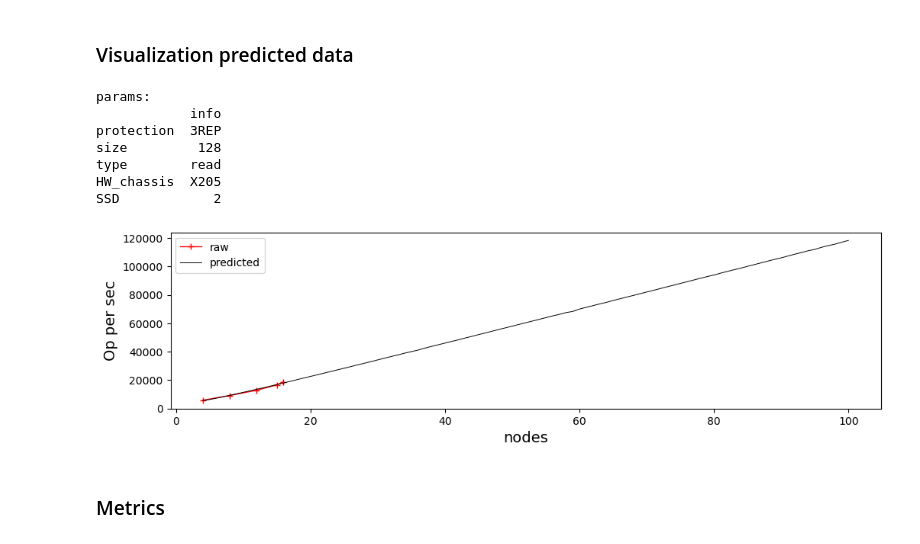
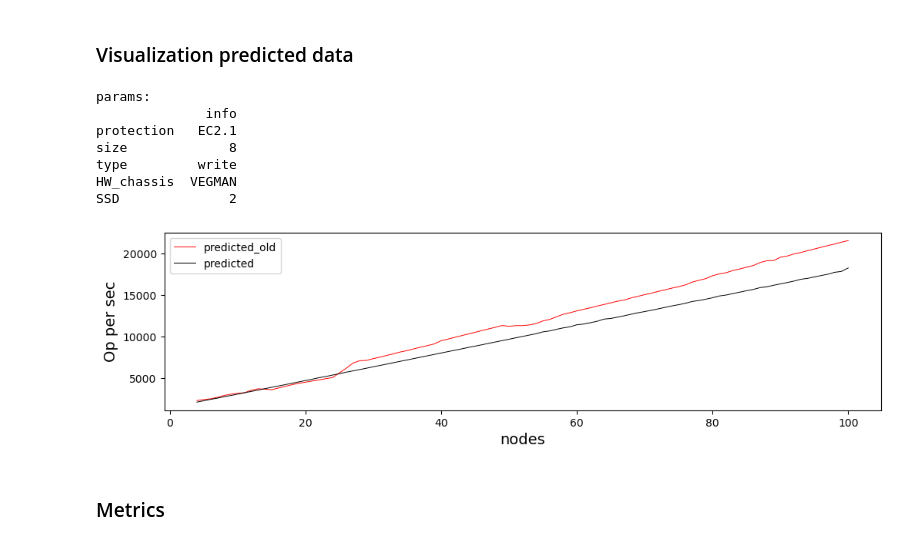
Before and after one commit to Sziringowski/SDS-modelling, a Jupyter notebook: Main.ipynb, the cells around one changed output. Cells and saved outputs as stored; diff of their text form; code cells hidden in the pictures.

```diff
--- a/Main.ipynb
+++ b/Main.ipynb
@@ -862,7 +862,7 @@ for row in np.array(df_raw_params):
     temp_model.fit(X, Y)
 
     predictions = np.array([temp_model.predict([x])[0] for x in X])
-    rrmse = np.sqrt(np.sum((predictions - Y) ** 2) / len(Y)) / np.mean(Y) * 100
+    rrmse = np.sqrt(np.sum((predictions - Y) ** 2) / len(Y)) / np.mean(Y)
     r2 = temp_model.score(X, Y)
 
     for n in range(4, 101):
@@ -975,14 +991,16 @@ RRMSE: 0.005001594731287312
 # %% [markdown]
 ### Visualization predicted data
+# %%
+W_0 = W
 # %%
 parametr = 'nodes'
 
 fix_params = {
-    'protection': '3REP',
-    'size': 128,
+    'protection': 'EC2.1',
+    'size': 8,
     'nodes': 4,
-    'type': 'read',
-    'HW_chassis': 'X205',
+    'type': 'write',
+    'HW_chassis': 'VEGMAN',
     'SSD': 2,
     'SUM_op/s': 0  # костыль
 }
@@ -997,41 +1015,44 @@ for n in range(4, 101):
     X = df_predicted.drop("SUM_op/s", axis=1).values.tolist()
     predict[n] = Model.predict(X)[0]
 
 # predicted
 W = np.array([list(item) for item in list(predict.items())])
 W = W[W[:, 0].argsort()].T
 #
 fix_params.pop("SUM_op/s")
 # raw
+'''
 Z = {
     list(Raw_Data[id]['parametrs'].values())[key_enum(parametr)]: Raw_Data[id]['values']['agregated']['SUM_op/s'] for id in list(Raw_Data.keys()) if compare(list(Raw_Data[id]['parametrs'].values()), parametr, fix_params)
 }
 Z = np.array([list(item) for item in list(Z.items())])
 Z = Z[Z[:, 0].argsort()].T
+'''
 #
 
 plt.figure(figsize=(12, 3))
 
 graph_title = {key: {'info': fix_params[key]} for key in list(doc.keys())}
 
-plt.plot(Z[0], Z[1],'red', alpha = 1, label="raw", linestyle='-', linewidth=1, marker='+', markersize=6)
+#plt.plot(Z[0], Z[1],'red', alpha = 1, label="raw", linestyle='-', linewidth=1, marker='+', markersize=6)
+plt.plot(W_0[0], W_0[1],'red', alpha = 1, label="predicted_old", linestyle='-', linewidth=0.7)
 plt.plot(W[0], W[1],'black', alpha = 1, label="predicted", linestyle='-', linewidth=0.7)
 graph_title.pop(parametr, None)
 print(f'params:\n{pd.DataFrame(graph_title).transpose()}')
 plt.xlabel(parametr, fontsize=14, color='k')
 plt.ylabel('Op per sec', fontsize=14, color='k')
 plt.legend()
 plt.show()
 #print(f'Z={Z}','\n', f'W={W}')
 # %% [output]
 params:
-            info
-protection  3REP
-size         128
-type        read
-HW_chassis  X205
-SSD            2
+              info
+protection   EC2.1
+size             8
+type         write
+HW_chassis  VEGMAN
+SSD              2
-[figure, old version]
+[figure, new version]
 # %% [markdown]
 ### Metrics
 # %% [markdown]
```
Also changed, not shown: parts of 15 cells of this notebook, 13 other files.
